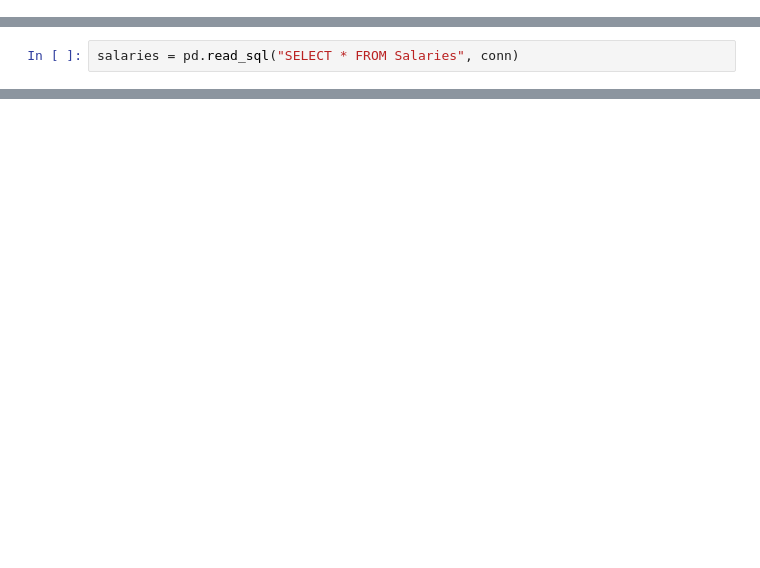
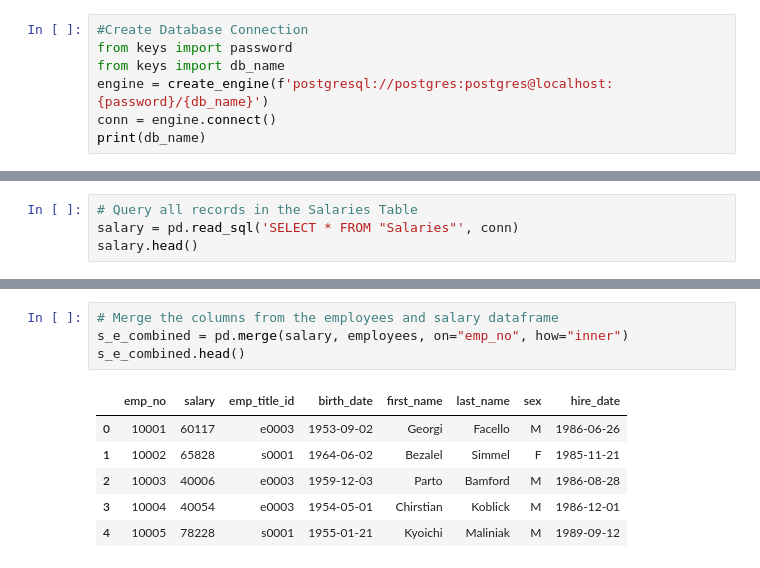
Before and after one commit to vieravfg/sql-challenge, a Jupyter notebook: SQL_pandas.ipynb, the cells around one changed output, grey strips where cells are left out. Cells and saved outputs as stored; diff of their text form; blank space fills up the shorter version.

```diff
--- a/SQL_pandas.ipynb
+++ b/SQL_pandas.ipynb
@@ -8,0 +11,7 @@ conn = engine.connect()
+# %%
+#Create Database Connection
+from keys import password
+from keys import db_name
+engine = create_engine(f'postgresql://postgres:postgres@localhost:{password}/{db_name}')
+conn = engine.connect()
+print(db_name)
@@ -9,3 +20,5 @@ conn = engine.connect()
 # %%
-salaries = pd.read_sql("SELECT * FROM Salaries", conn)
+# Query all records in the Salaries Table
+salary = pd.read_sql('SELECT * FROM "Salaries"', conn)
+salary.head()
 # %% [output]
@@ -15,0 +53,11 @@ LINE 1: SELECT * FROM Salaries
+# %%
+# Merge the columns from the employees and salary dataframe
+s_e_combined = pd.merge(salary, employees, on="emp_no", how="inner")
+s_e_combined.head()
+# %% [output]
+|  | emp_no | salary | emp_title_id | birth_date | first_name | last_name | sex | hire_date |
+| 0 | 10001 | 60117 | e0003 | 1953-09-02 | Georgi | Facello | M | 1986-06-26 |
+| 1 | 10002 | 65828 | s0001 | 1964-06-02 | Bezalel | Simmel | F | 1985-11-21 |
+| 2 | 10003 | 40006 | e0003 | 1959-12-03 | Parto | Bamford | M | 1986-08-28 |
+| 3 | 10004 | 40054 | e0003 | 1954-05-01 | Chirstian | Koblick | M | 1986-12-01 |
+| 4 | 10005 | 78228 | s0001 | 1955-01-21 | Kyoichi | Maliniak | M | 1989-09-12 |
```
Also changed, not shown: parts of 11 cells of this notebook.
